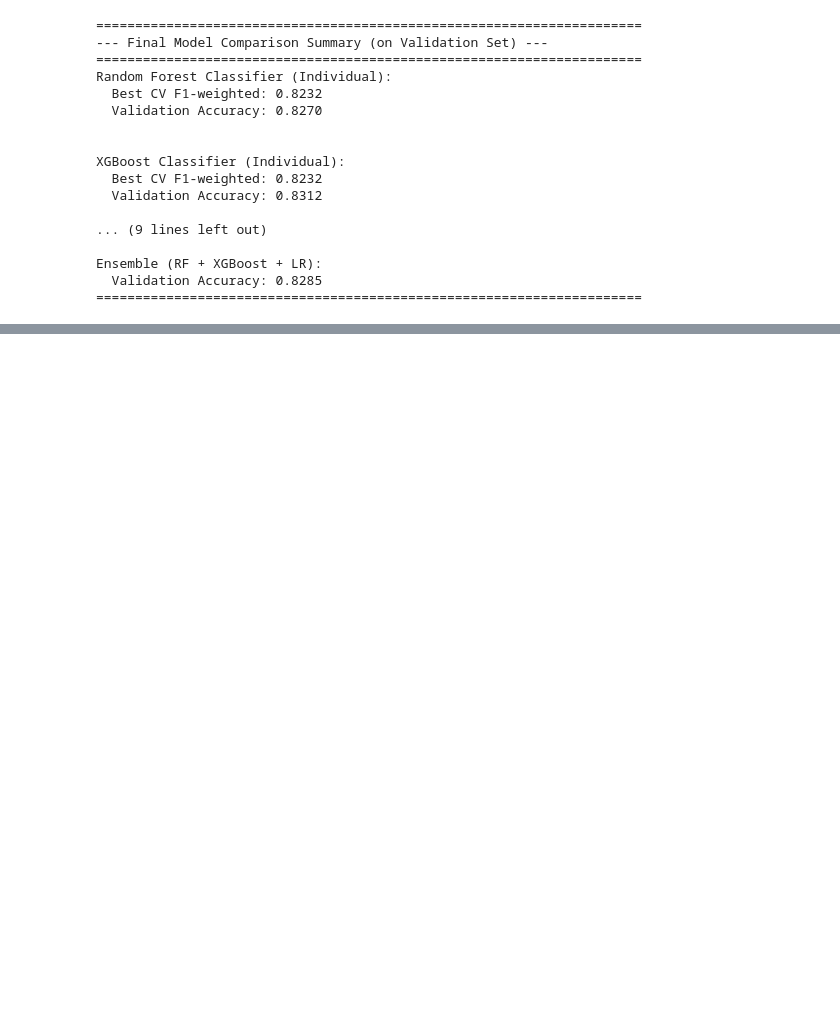
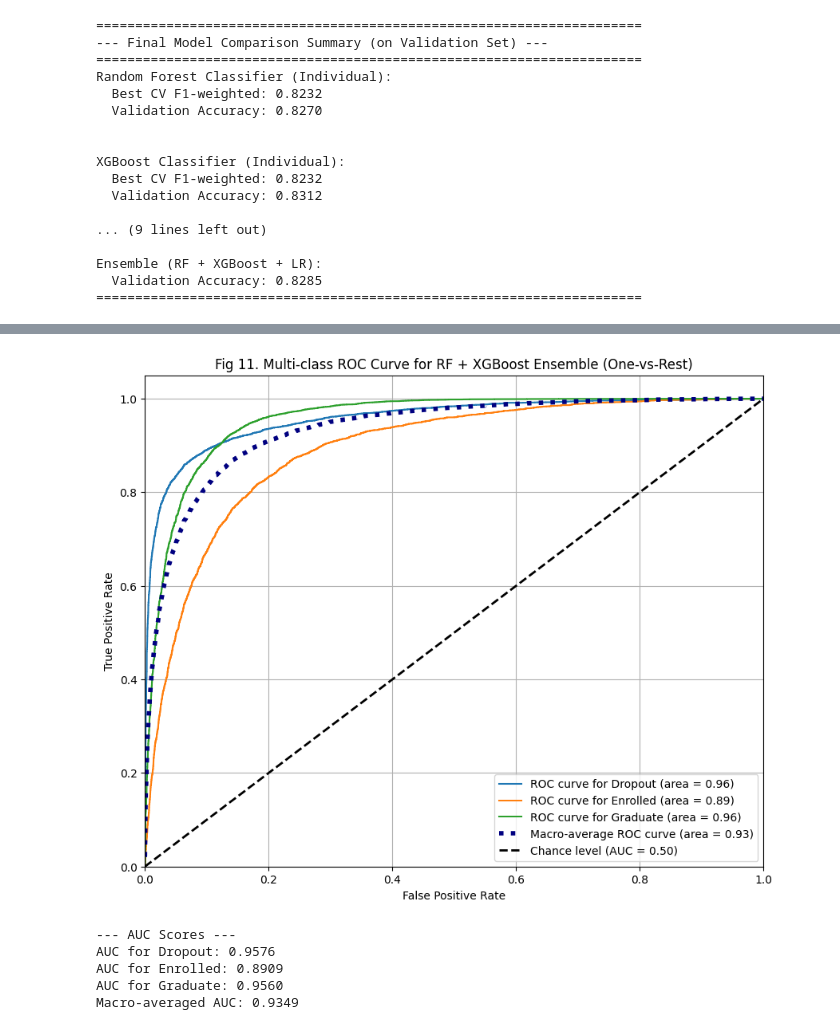
Before and after one commit to Milanomac/Classification-with-an-Academic-Success-Dataset, a Jupyter notebook: notebook.ipynb, the cells around one changed output, grey strips where cells are left out. Drawn from its saved outputs; the diff is of its cells as text; code cells hidden in the pictures; blank space fills up the shorter version.

```diff
--- a/notebook.ipynb
+++ b/notebook.ipynb
@@ -838,0 +899,70 @@ plt.show()
+# %%
+from sklearn.metrics import roc_curve, auc, RocCurveDisplay
+from sklearn.preprocessing import label_binarize
+
+# Get predicted probabilities for the ensemble
+y_prob_ensemble = ensemble_rf_xgb.predict_proba(X_test_scaled)
+
+# Binarize the true labels for OvR strategy
+n_classes = len(encoder.classes_)
+y_test_val_binarized = label_binarize(y_test, classes=np.arange(n_classes))
+
+# Plot One-vs-Rest
+plt.figure(figsize=(10, 8))
+
+fpr = dict()
+tpr = dict()
+roc_auc = dict()
+
+for i in range(n_classes):
+    # Calculate FPR, TPR for each class
+    fpr[i], tpr[i], _ = roc_curve(y_test_val_binarized[:, i], y_prob_ensemble[:, i])
+    # Calculate AUC for each class
+    roc_auc[i] = auc(fpr[i], tpr[i])
+
+    # Plot the individual ROC curve
+    plt.plot(fpr[i], tpr[i], label=f'ROC curve for {encoder.classes_[i]} (area = {roc_auc[i]:.2f})')
+
+
+# Averaged ROC curve
+# First aggregate all false positive rates
+all_fpr = np.unique(np.concatenate([fpr[i] for i in range(n_classes)]))
+
+# Interpolate all ROC curves at this points
+mean_tpr = np.zeros_like(all_fpr)
+for i in range(n_classes):
+    mean_tpr += np.interp(all_fpr, fpr[i], tpr[i])
+
+# Average it and compute AUC
+mean_tpr /= n_classes
+
+fpr_macro = all_fpr
+tpr_macro = mean_tpr
+roc_auc_macro = auc(fpr_macro, tpr_macro)
+
+plt.plot(fpr_macro, tpr_macro,
+         label=f'Macro-average ROC curve (area = {roc_auc_macro:.2f})',
+         color='navy', linestyle=':', linewidth=4)
+
+
+plt.plot([0, 1], [0, 1], 'k--', lw=2, label='Chance level (AUC = 0.50)') # Diagonal line for random classifier
+plt.xlim([0.0, 1.0])
+plt.ylim([0.0, 1.05])
+plt.xlabel('False Positive Rate')
+plt.ylabel('True Positive Rate')
+plt.title('Fig 11. Multi-class ROC Curve for RF + XGBoost Ensemble (One-vs-Rest)')
+plt.legend(loc="lower right")
+plt.grid(True)
+plt.show()
+
+print("\n--- AUC Scores ---")
+for i in range(n_classes):
+    print(f"AUC for {encoder.classes_[i]}: {roc_auc[i]:.4f}")
+print(f"Macro-averaged AUC: {roc_auc_macro:.4f}")
+# %% [output]
+[figure, added]
+--- AUC Scores ---
+AUC for Dropout: 0.9576
+AUC for Enrolled: 0.8909
+AUC for Graduate: 0.9560
+Macro-averaged AUC: 0.9349
```
Also changed, not shown: parts of 20 cells of this notebook.
